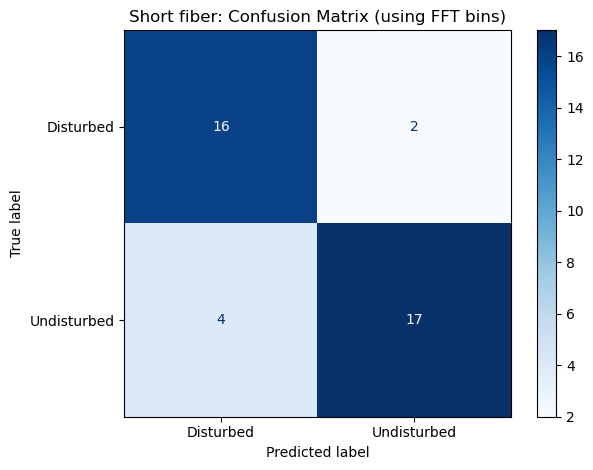
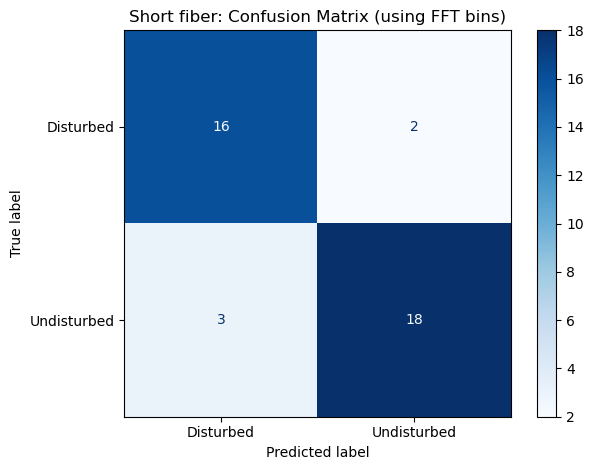
The change to this notebook cell's code, shown as a diff; its figure went from the first image to the second:
--- before
+++ after
@@ -1,4 +1,4 @@
 # Then identical to before
-X_train, X_test, y_train, y_test = train_test_split(X, y, test_size=0.2, stratify=y)
+X_train, X_test, y_train, y_test = train_test_split(X_feat, y_feat, test_size=0.2, stratify=y_feat)
 
 clf = RandomForestClassifier(n_estimators=200)
@@ -15,4 +15,4 @@
 plt.title("Short fiber: Confusion Matrix (using FFT bins)")
 plt.tight_layout()
-#plt.savefig("confusion_matrix4.png", dpi=150)
+plt.savefig("disturb_vs_undisturd_conf_matrix_AFTER2.png", dpi=150)
 plt.show()

Commit: new conf matrices